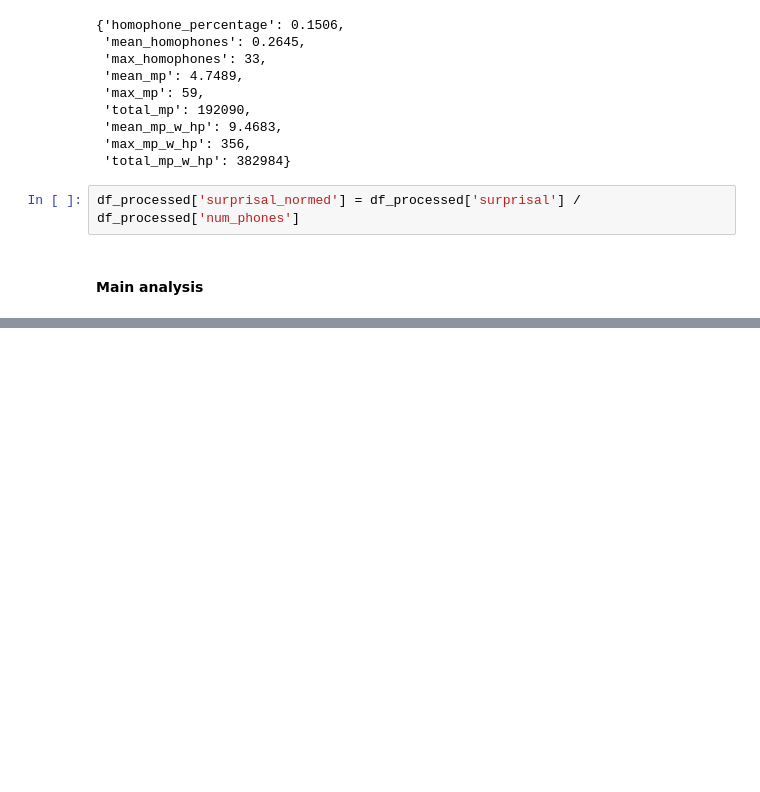
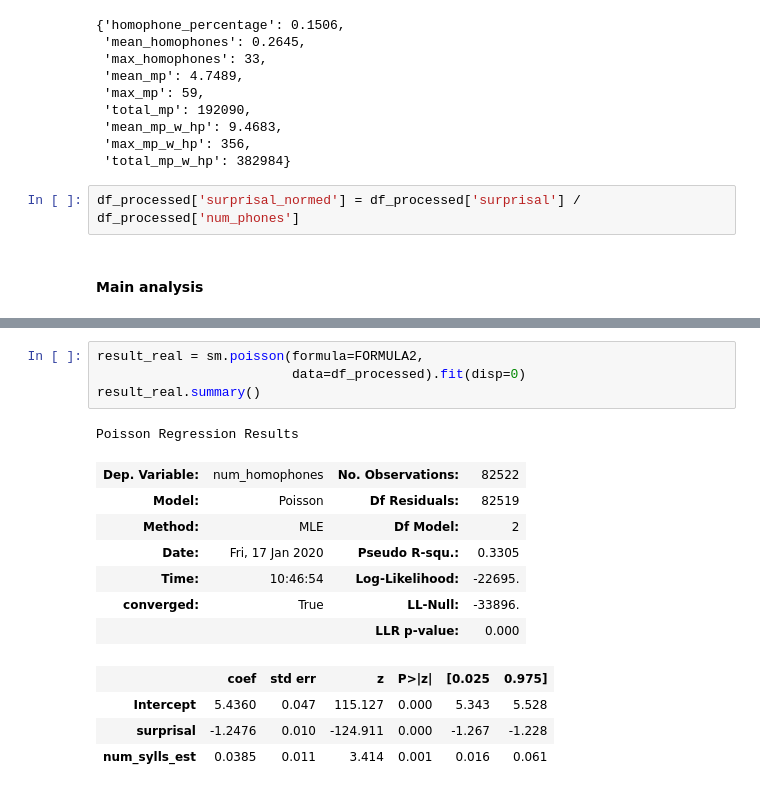
Before and after one commit to seantrott/homophone_simulations, a Jupyter notebook: Replication and extension.ipynb, the cells around one changed output, grey strips where cells are left out. Drawn from its saved outputs; the diff is of its cells as text; blank space fills up the shorter version.

```diff
--- a/Replication and extension.ipynb
+++ b/Replication and extension.ipynb
@@ -391,0 +439,17 @@ Poisson Regression Results
+# %%
+result_real = sm.poisson(formula=FORMULA2,
+                         data=df_processed).fit(disp=0)
+result_real.summary()
+# %% [output]
+Poisson Regression Results
+| Dep. Variable: | num_homophones | No. Observations: | 82522 |
+| Model: | Poisson | Df Residuals: | 82519 |
+| Method: | MLE | Df Model: | 2 |
+| Date: | Fri, 17 Jan 2020 | Pseudo R-squ.: | 0.3305 |
+| Time: | 10:46:54 | Log-Likelihood: | -22695. |
+| converged: | True | LL-Null: | -33896. |
+|  |  | LLR p-value: | 0.000 |
+|  | coef | std err | z | P>|z| | [0.025 | 0.975] |
+| Intercept | 5.4360 | 0.047 | 115.127 | 0.000 | 5.343 | 5.528 |
+| surprisal | -1.2476 | 0.010 | -124.911 | 0.000 | -1.267 | -1.228 |
+| num_sylls_est | 0.0385 | 0.011 | 3.414 | 0.001 | 0.016 | 0.061 |
```
Also changed, not shown: parts of 22 cells of this notebook, 40 other files.
